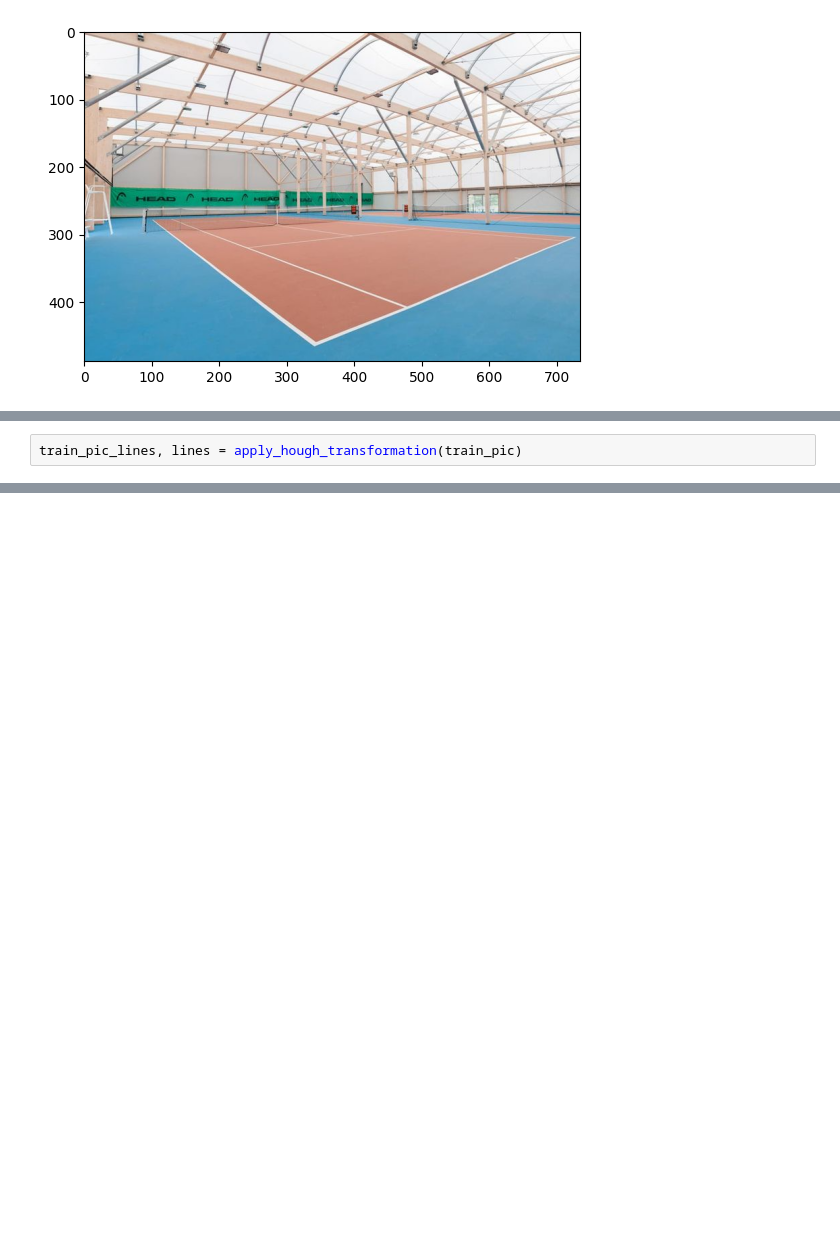
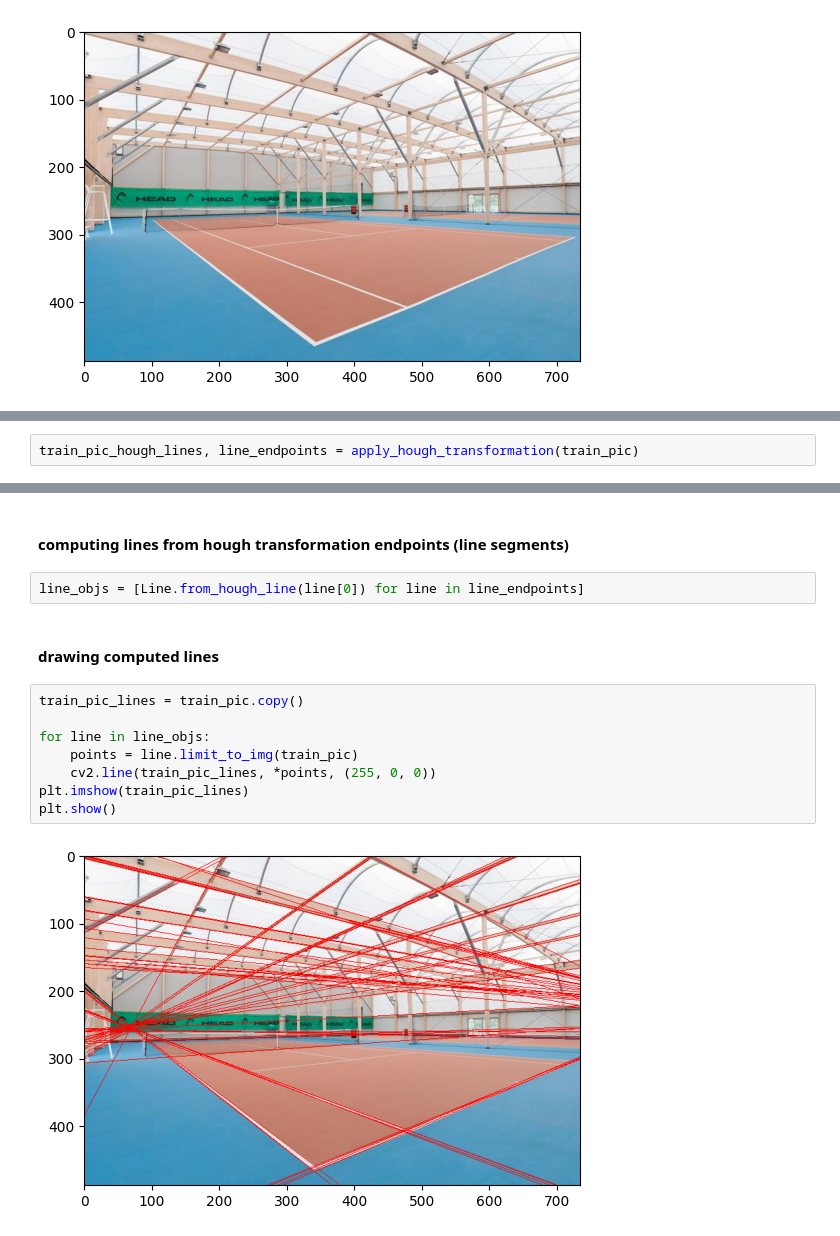
Before and after one commit to polymorvic/cv-sport-geometry, a Jupyter notebook: tennis-court-detection.ipynb, the cells around one changed output, grey strips where cells are left out. Drawn from its saved outputs; the diff is of its cells as text; blank space fills up the shorter version.

```diff
--- a/tennis-court-detection.ipynb
+++ b/tennis-court-detection.ipynb
@@ -18,2 +22,2 @@ plt.show()
 # %%
-train_pic_lines, lines = apply_hough_transformation(train_pic)
+train_pic_hough_lines, line_endpoints = apply_hough_transformation(train_pic)
@@ -22,3 +28,19 @@ plt.imshow(train_pic_lines)
 plt.show()
 # %% [output]
 [figure]
+# %% [markdown]
+#### computing lines from hough transformation endpoints (line segments)
+# %%
+line_objs = [Line.from_hough_line(line[0]) for line in line_endpoints]
+# %% [markdown]
+#### drawing computed lines
+# %%
+train_pic_lines = train_pic.copy()
+
+for line in line_objs:
+    points = line.limit_to_img(train_pic)
+    cv2.line(train_pic_lines, *points, (255, 0, 0))
+plt.imshow(train_pic_lines)
+plt.show()
+# %% [output]
+[figure, added]
```
Also changed, not shown: parts of 14 cells of this notebook.
